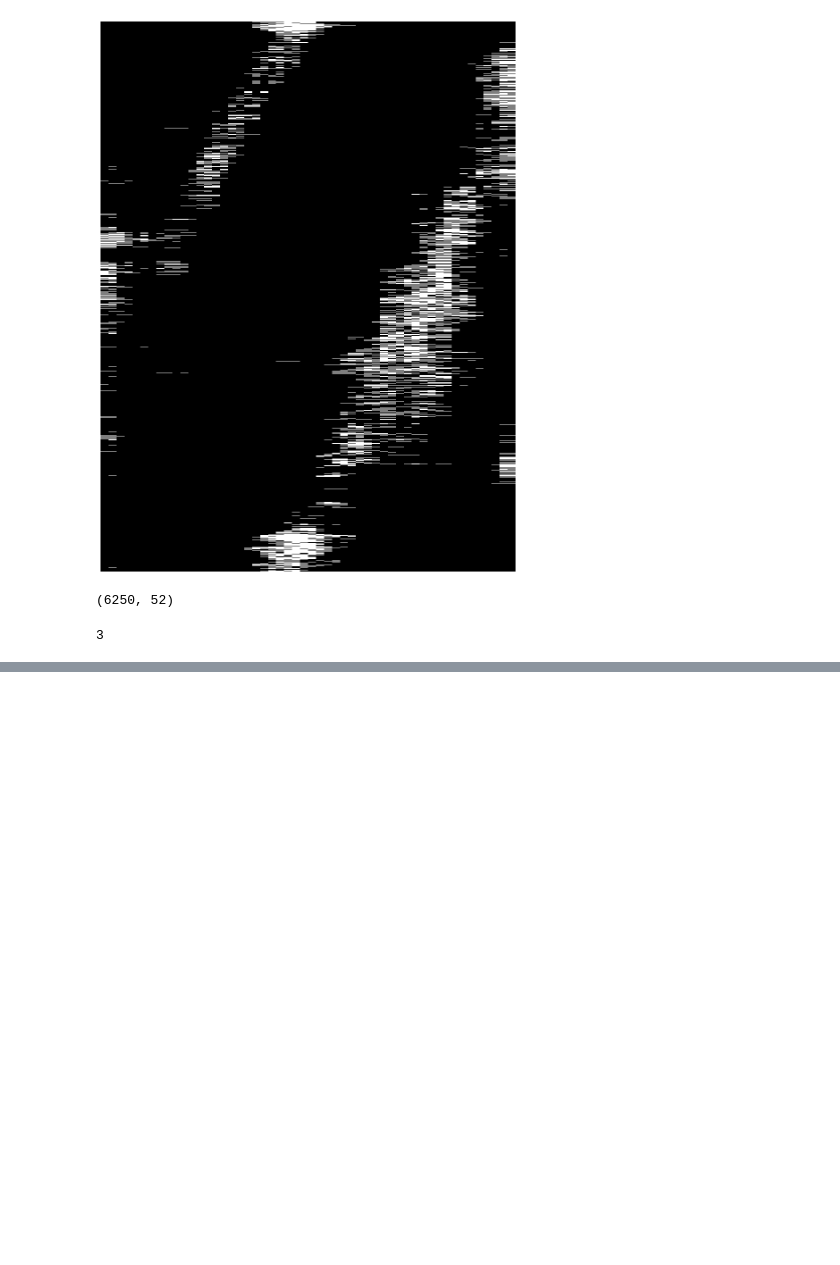
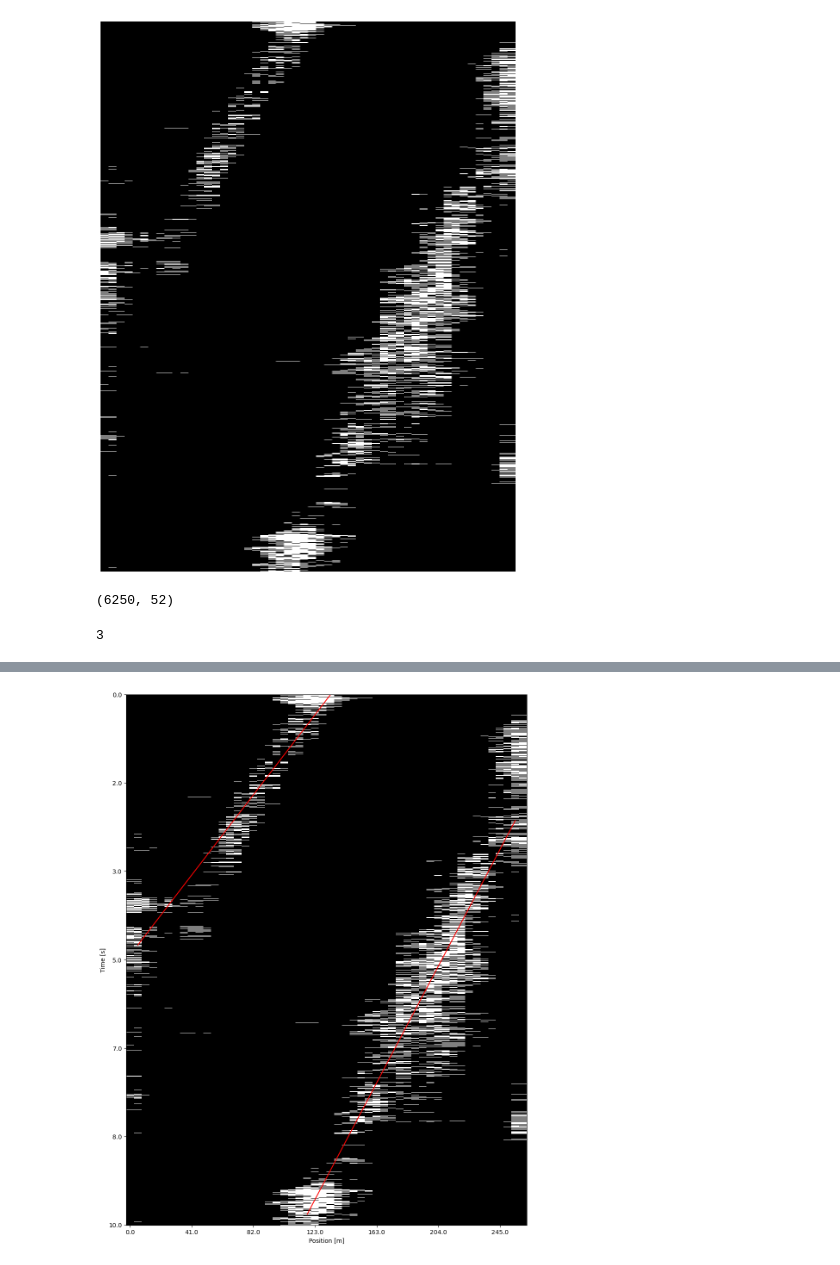
Before and after one commit to shhhQuiettt/moving-objects-DAS-system, a Jupyter notebook: regression3.ipynb, the cells around one changed output, grey strips where cells are left out. Cells and saved outputs as stored; diff of their text form; code cells hidden in the pictures; blank space fills up the shorter version.

```diff
--- a/regression3.ipynb
+++ b/regression3.ipynb
@@ -169,0 +176,4 @@ plot_numpy_with_lines(original_img, lines)
+# %%
+plot_numpy_with_lines(img, lines)
+# %% [output]
+[figure, added]
```
Also changed, not shown: parts of 3 cells of this notebook, 2 other files.
